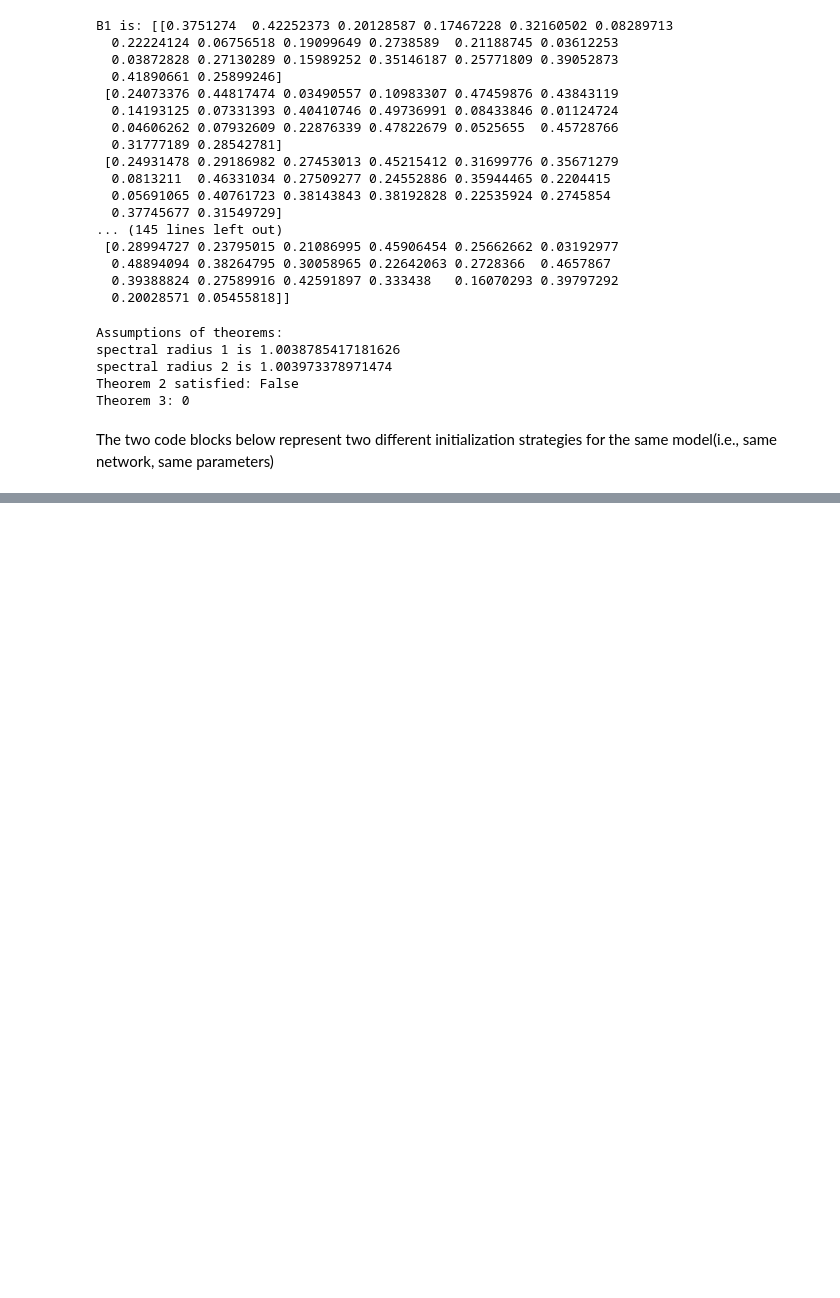
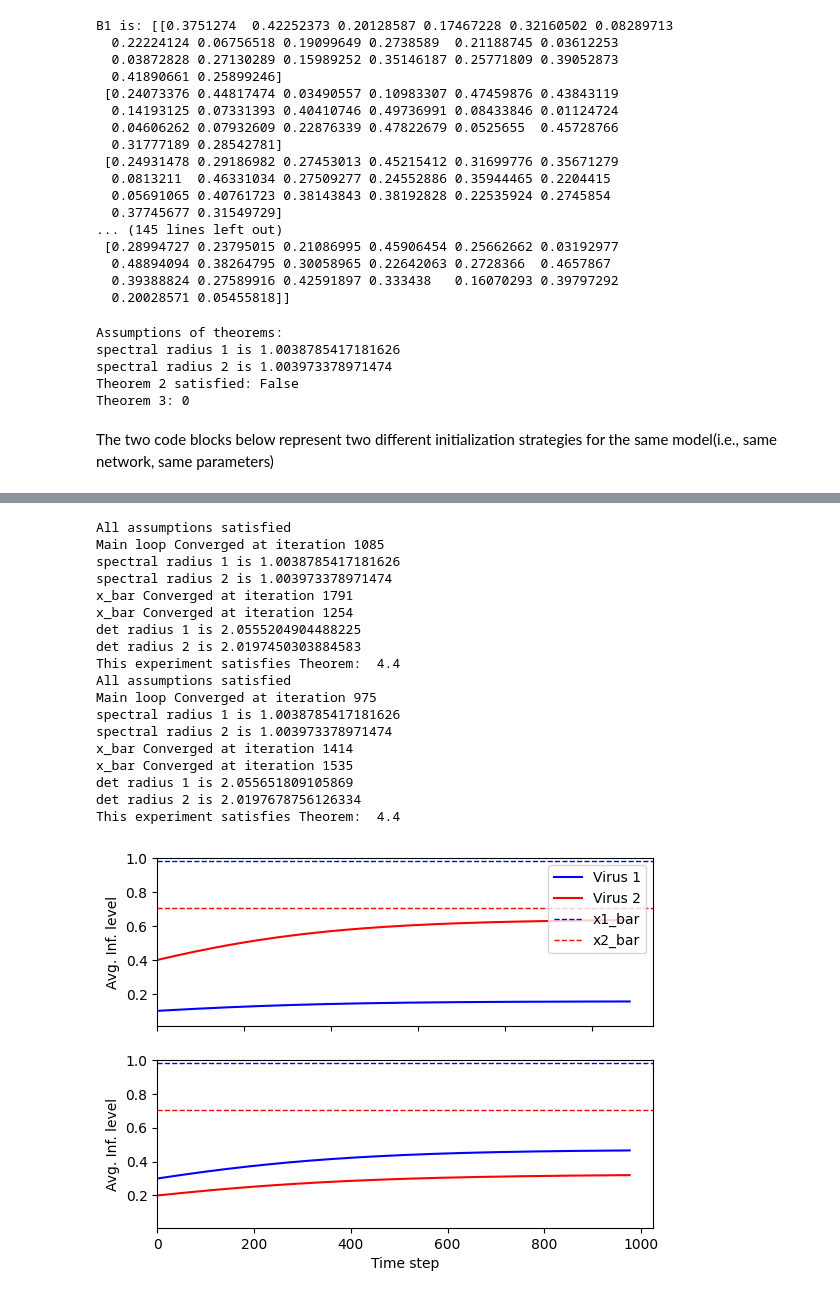
Before and after one commit to mrhoggboss/Discrete-time-competitive-bivirus-SIS, a Jupyter notebook: experiment_Theorem4.ipynb, the cells around one changed output, grey strips where cells are left out. Cells and saved outputs as stored; diff of their text form; code cells hidden in the pictures; blank space fills up the shorter version.

```diff
--- a/experiment_Theorem4.ipynb
+++ b/experiment_Theorem4.ipynb
@@ -349,0 +335,59 @@ This experiment satisfies Theorem:  4.4
+# %%
+# Completely random initializations
+x1_histories = []
+x2_histories = []
+x1_avg_histories = []
+x2_avg_histories = []
+
+# for i in range(2):
+#     x1 = np.random.uniform(0, 1, config.N)
+#     x2 = np.random.uniform(0, 1 - x1, config.N)
+#     bivirus.check_basic_assumptions(x1, x2, B, delta, config)
+#     results = bivirus.run_simulation(x1, x2, B, delta, config)
+#     print("This experiment satisfies Theorem: ", bivirus.check_theorem_4(x1, x2, B, delta, config))
+#     x1_histories.append(results["x1_history"])
+#     x2_histories.append(results["x2_history"])
+#     x1_avg_histories.append(results["x1_avg_history"])
+#     x2_avg_histories.append(results["x2_avg_history"])
+
+x1 = 0.1 * np.ones(config.N)
+x2 = 0.4 * np.ones(config.N)
+bivirus.check_basic_assumptions(x1, x2, B, delta, config)
+results = bivirus.run_simulation(x1, x2, B, delta, config)
+print("This experiment satisfies Theorem: ", bivirus.check_theorem_4(x1, x2, B, delta, config))
+x1_histories.append(results["x1_history"])
+x2_histories.append(results["x2_history"])
+x1_avg_histories.append(results["x1_avg_history"])
+x2_avg_histories.append(results["x2_avg_history"])
+
+x1 = 0.3 * np.ones(config.N)
+x2 = 0.2 * np.ones(config.N)
+bivirus.check_basic_assumptions(x1, x2, B, delta, config)
+results = bivirus.run_simulation(x1, x2, B, delta, config)
+print("This experiment satisfies Theorem: ", bivirus.check_theorem_4(x1, x2, B, delta, config))
+x1_histories.append(results["x1_history"])
+x2_histories.append(results["x2_history"])
+x1_avg_histories.append(results["x1_avg_history"])
+x2_avg_histories.append(results["x2_avg_history"])
+
+bivirus.plot_simulation_1by2(x1_avg_histories, x2_avg_histories, x1_bar_avg=np.mean(x1_bar), x2_bar_avg=np.mean(x2_bar), yscale='linear')
+# %% [output]
+All assumptions satisfied
+Main loop Converged at iteration 1085
+spectral radius 1 is 1.0038785417181626
+spectral radius 2 is 1.003973378971474
+x_bar Converged at iteration 1791
+x_bar Converged at iteration 1254
+det radius 1 is 2.0555204904488225
+det radius 2 is 2.0197450303884583
+This experiment satisfies Theorem:  4.4
+All assumptions satisfied
+Main loop Converged at iteration 975
+spectral radius 1 is 1.0038785417181626
+spectral radius 2 is 1.003973378971474
+x_bar Converged at iteration 1414
+x_bar Converged at iteration 1535
+det radius 1 is 2.055651809105869
+det radius 2 is 2.0197678756126334
+This experiment satisfies Theorem:  4.4
+[figure, added]
```
Also changed, not shown: parts of 8 cells of this notebook, 1 other file.
